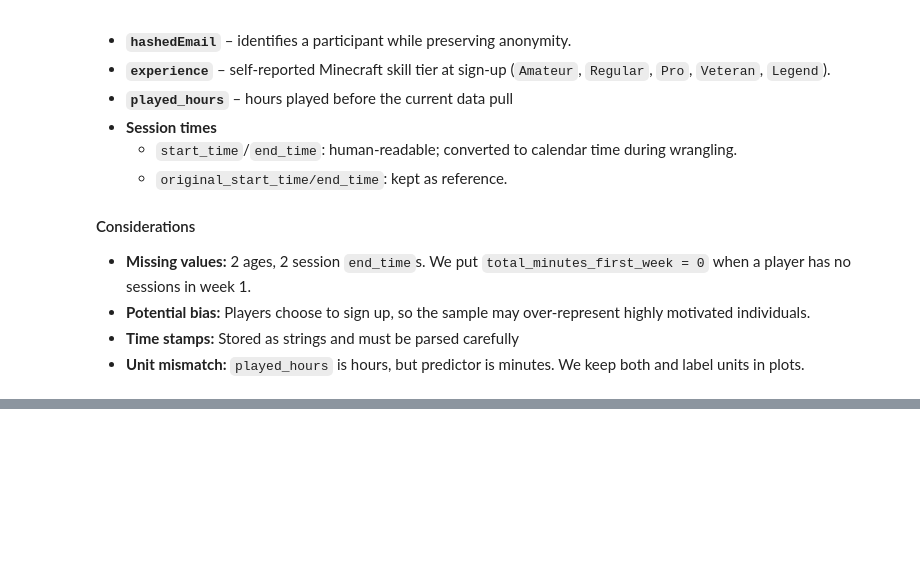
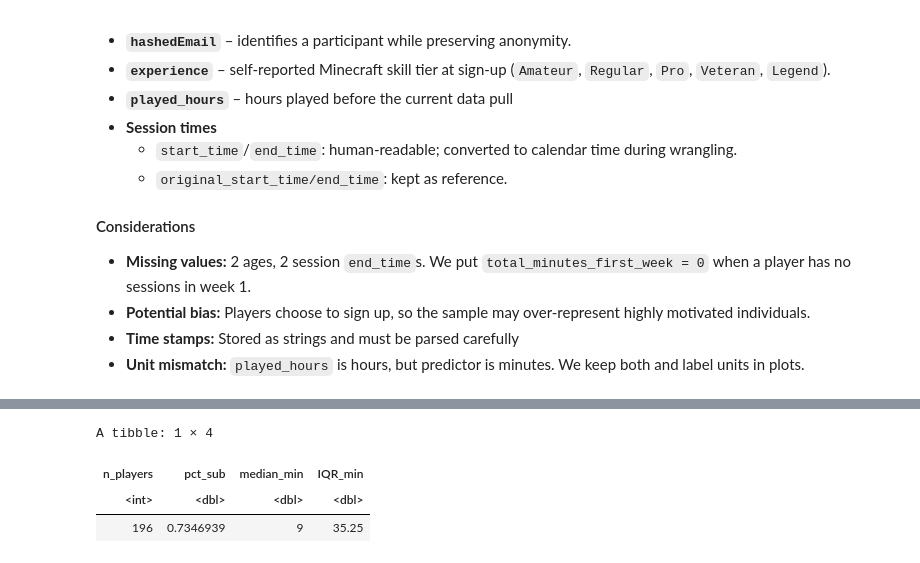
Before and after one commit to allanx05/dsci-100-project, a Jupyter notebook: Final Report.ipynb, the cells around one changed output, grey strips where cells are left out. Drawn from its saved outputs; the diff is of its cells as text; code cells hidden in the pictures; blank space fills up the shorter version.

```diff
--- a/Final Report.ipynb
+++ b/Final Report.ipynb
@@ -38,0 +89,15 @@ Can a player's total playtime in their first seven days on the server predict wh
+# %%
+# Numeric Summary of Data
+
+df |>
+  summarise(
+    n_players  = n(),
+    pct_sub    = mean(as.numeric(subscribe))-1,
+    median_min = median(total_minutes_first_week),
+    IQR_min    = IQR(total_minutes_first_week)
+  )
+# %% [output]
+A tibble: 1 × 4
+| n_players | pct_sub | median_min | IQR_min |
+| <int> | <dbl> | <dbl> | <dbl> |
+| 196 | 0.7346939 | 9 | 35.25 |
```
Also changed, not shown: parts of 6 cells of this notebook.
